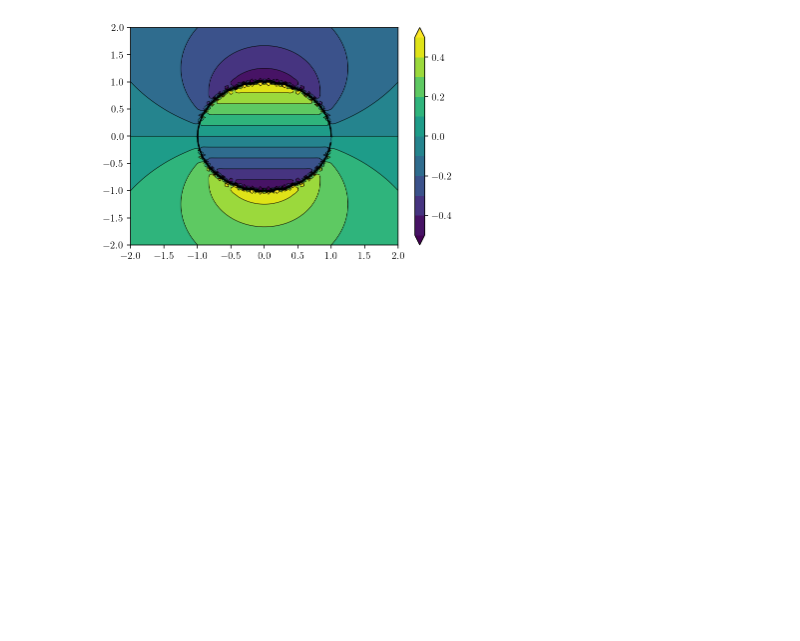
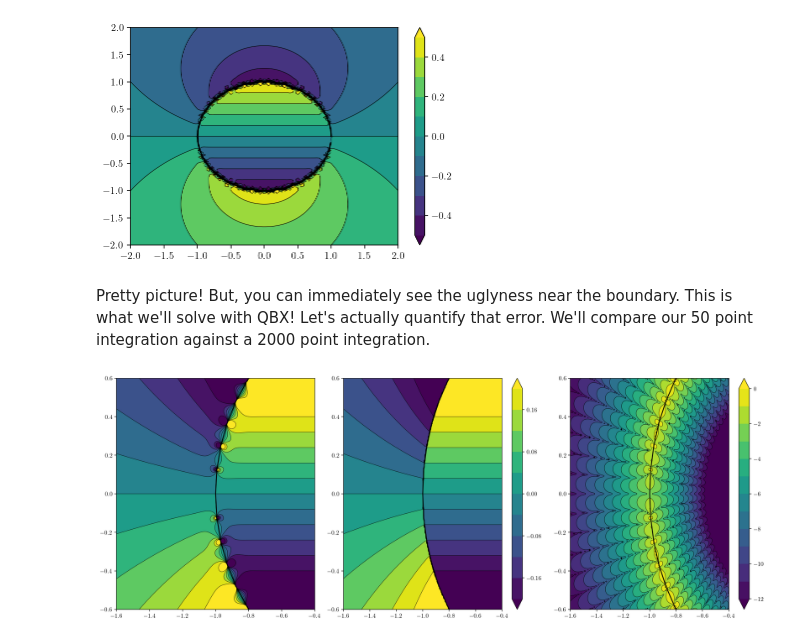
Before and after one commit to tbenthompson/tectosaur2, a Jupyter notebook: part1_nearfield.ipynb, the cells around one changed output. Cells and saved outputs as stored; diff of their text form; code cells hidden in the pictures; blank space fills up the shorter version.

```diff
--- a/part1_nearfield.ipynb
+++ b/part1_nearfield.ipynb
@@ -70,10 +151,12 @@ plt.colorbar(cntf)
 plt.show()
 # %% [output]
 [figure]
+# %% [markdown]
+Pretty picture! But, you can immediately see the uglyness near the boundary. This is what we'll solve with QBX! Let's actually quantify that error. We'll compare our 50 point integration against a 2000 point integration.
 # %%
 zoomnobs = 200
-zoomx = [-1.4, -0.6]
-zoomy = [-0.4, 0.4]
+zoomx = [-1.6, -0.4]
+zoomy = [-0.6, 0.6]
 zoomxs = np.linspace(*zoomx, zoomnobs)
 zoomys = np.linspace(*zoomy, zoomnobs)
 zoomobsx, zoomobsy = np.meshgrid(zoomxs, zoomys)
@@ -84,3 +167,33 @@ quad_rule_high = trapezoidal_rule(2000)
 surface_high = circle(quad_rule_high[0])
 zoomu_high = double_layer_matrix(surface_high, quad_rule_high, zoomobsx.flatten(), zoomobsy.flatten())\
     .dot(surface_high[1]).reshape(zoomobsx.shape)
+# %%
+plt.figure(figsize=(16,6))
+plt.subplot(1, 3, 1)
+cntf = plt.contourf(zoomxs, zoomys, zoomu_low, levels = np.linspace(-0.2,0.2,11), extend="both")
+plt.contour(zoomxs, zoomys, zoomu_low, colors='k', linestyles='-', linewidths=0.5, levels = np.linspace(-0.2,0.2,11), extend="both")
+plt.plot(surface_low[0], surface_low[1], 'k-', linewidth=1.5)
+plt.xlim(zoomx)
+plt.ylim(zoomy)
+
+plt.subplot(1, 3, 2)
+cntf = plt.contourf(zoomxs, zoomys, zoomu_high, levels = np.linspace(-0.2,0.2,11), extend="both")
+plt.contour(zoomxs, zoomys, zoomu_high, colors='k', linestyles='-', linewidths=0.5, levels = np.linspace(-0.2,0.2,11), extend="both")
+plt.colorbar(cntf)
+plt.plot(surface_low[0], surface_low[1], 'k-', linewidth=1.5)
+plt.xlim(zoomx)
+plt.ylim(zoomy)
+
+plt.subplot(1, 3, 3)
+logerror = np.log10(np.abs(zoomu_low - zoomu_high))
+logerror[np.isinf(logerror)]=-12.0
+cntf = plt.contourf(zoomxs, zoomys, logerror, levels = np.linspace(-12, 0, 13), extend="both")
+plt.contour(zoomxs, zoomys, logerror, colors='k', linestyles='-', linewidths=0.5, levels = np.linspace(-12, 0, 13), extend="both")
+plt.colorbar(cntf)
+plt.plot(surface_low[0], surface_low[1], 'k-', linewidth=1.5)
+plt.xlim(zoomx)
+plt.ylim(zoomy)
+plt.tight_layout()
+plt.show()
+# %% [output]
+[figure, added]
```
Also changed, not shown: parts of 42 cells of this notebook, 2 other files.
